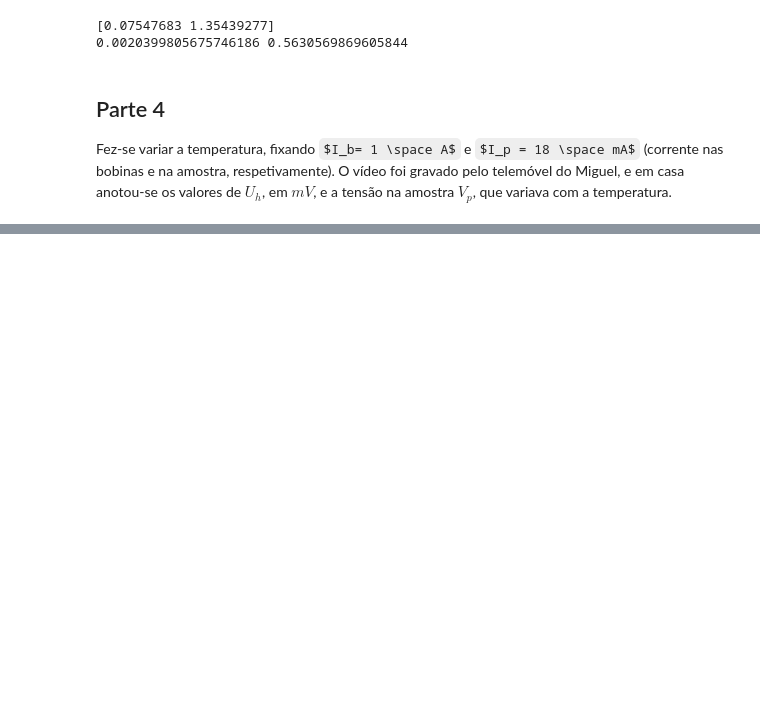
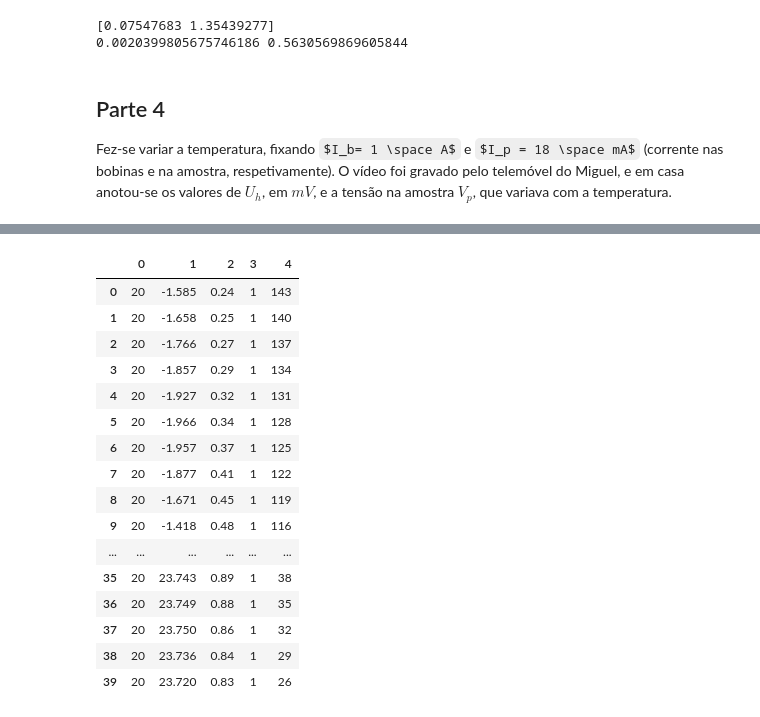
Before and after one commit to MRDias12/LabsIII, a Jupyter notebook: PLs/PL4/PL4Miguel.ipynb, the cells around one changed output, grey strips where cells are left out. Saved outputs shown, nothing was run; the diff lists cells and outputs as text; code cells hidden in the pictures; some formulas as TeX source; blank space fills up the shorter version.

```diff
--- a/PLs/PL4/PL4Miguel.ipynb
+++ b/PLs/PL4/PL4Miguel.ipynb
@@ -210,0 +238,20 @@ plt.show()
+# %%
+bunny
+# %% [output]
+|  | 0 | 1 | 2 | 3 | 4 |
+| 0 | 20 | -1.585 | 0.24 | 1 | 143 |
+| 1 | 20 | -1.658 | 0.25 | 1 | 140 |
+| 2 | 20 | -1.766 | 0.27 | 1 | 137 |
+| 3 | 20 | -1.857 | 0.29 | 1 | 134 |
+| 4 | 20 | -1.927 | 0.32 | 1 | 131 |
+| 5 | 20 | -1.966 | 0.34 | 1 | 128 |
+| 6 | 20 | -1.957 | 0.37 | 1 | 125 |
+| 7 | 20 | -1.877 | 0.41 | 1 | 122 |
+| 8 | 20 | -1.671 | 0.45 | 1 | 119 |
+| 9 | 20 | -1.418 | 0.48 | 1 | 116 |
+| ... | ... | ... | ... | ... | ... |
+| 35 | 20 | 23.743 | 0.89 | 1 | 38 |
+| 36 | 20 | 23.749 | 0.88 | 1 | 35 |
+| 37 | 20 | 23.750 | 0.86 | 1 | 32 |
+| 38 | 20 | 23.736 | 0.84 | 1 | 29 |
+| 39 | 20 | 23.720 | 0.83 | 1 | 26 |
```
Also changed, not shown: parts of 7 cells of this notebook, 1 other file.
